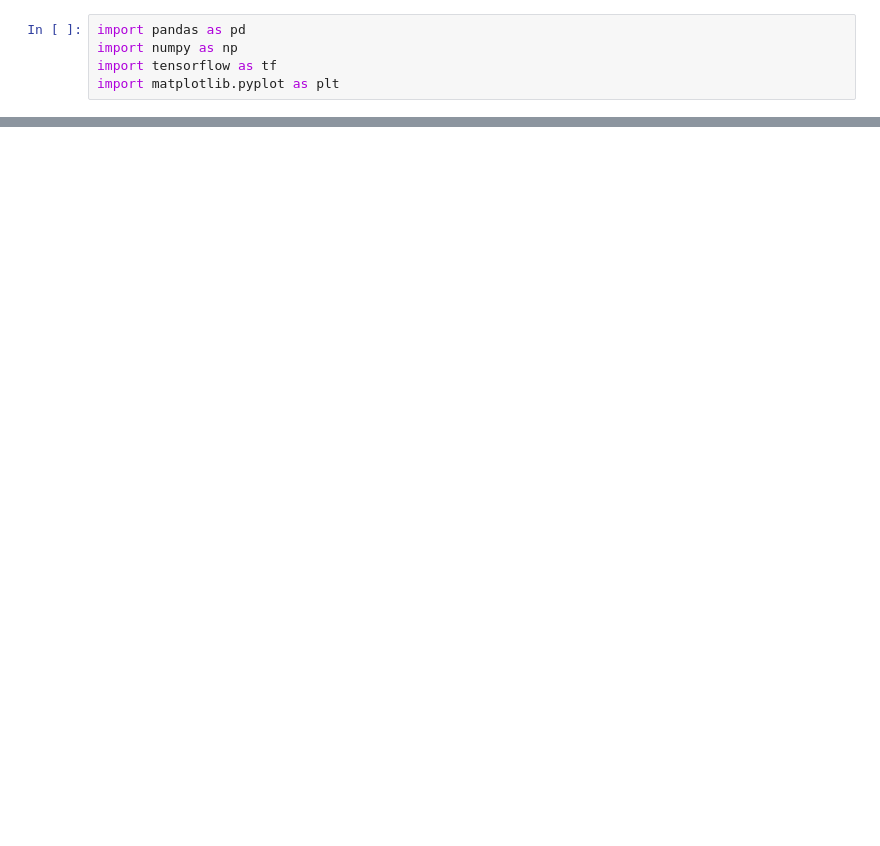
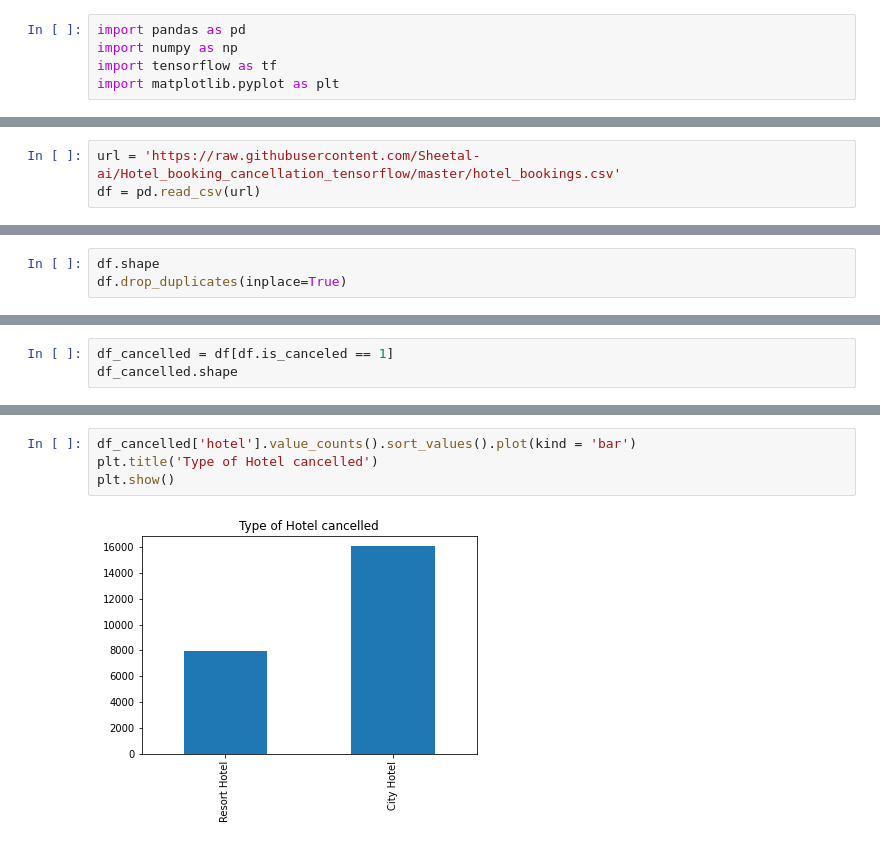
Before and after one commit to Sheetal-ai/Hotel_booking_cancellation_tensorflow, a Jupyter notebook: Hotel_Booking_Cancellation.ipynb, the cells around one changed output, grey strips where cells are left out. Cells and saved outputs as stored; diff of their text form; blank space fills up the shorter version.

```diff
--- a/Hotel_Booking_Cancellation.ipynb
+++ b/Hotel_Booking_Cancellation.ipynb
@@ -9,0 +8,3 @@ HTTPError: ignored
+# %%
+url = 'https://raw.githubusercontent.com/Sheetal-ai/Hotel_booking_cancellation_tensorflow/master/hotel_bookings.csv'
+df = pd.read_csv(url)
@@ -9,0 +20,3 @@ HTTPError: ignored
+# %%
+df.shape
+df.drop_duplicates(inplace=True)
@@ -9,0 +67,3 @@ HTTPError: ignored
+# %%
+df_cancelled = df[df.is_canceled == 1]
+df_cancelled.shape
@@ -9,0 +84,6 @@ HTTPError: ignored
+# %%
+df_cancelled['hotel'].value_counts().sort_values().plot(kind = 'bar')
+plt.title('Type of Hotel cancelled')
+plt.show()
+# %% [output]
+[figure, added]
```
Also changed, not shown: parts of 48 cells of this notebook.
